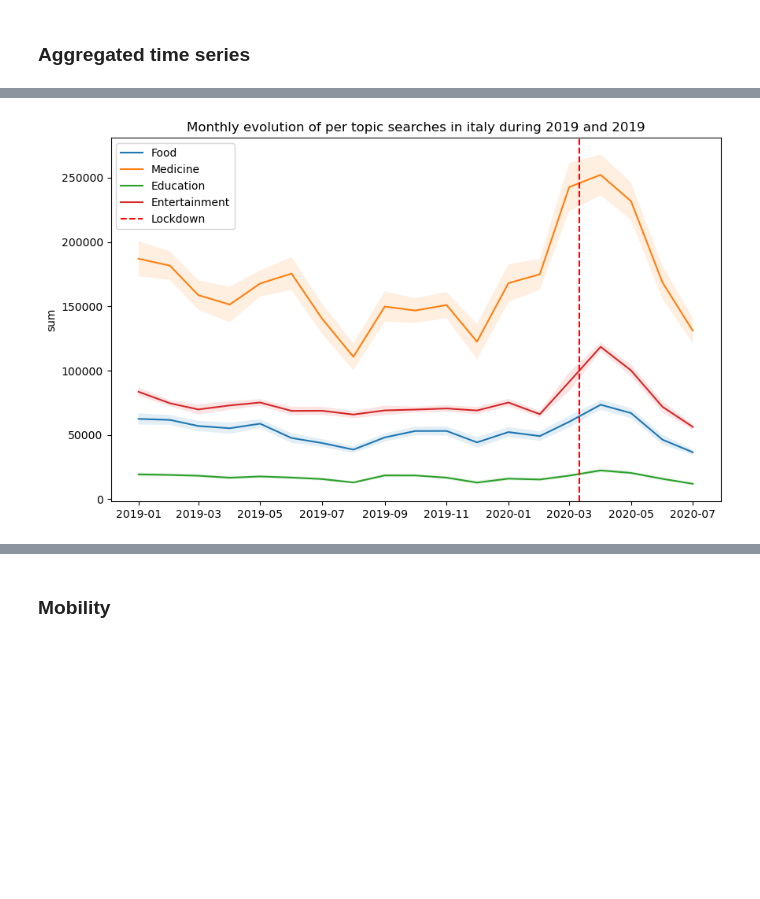
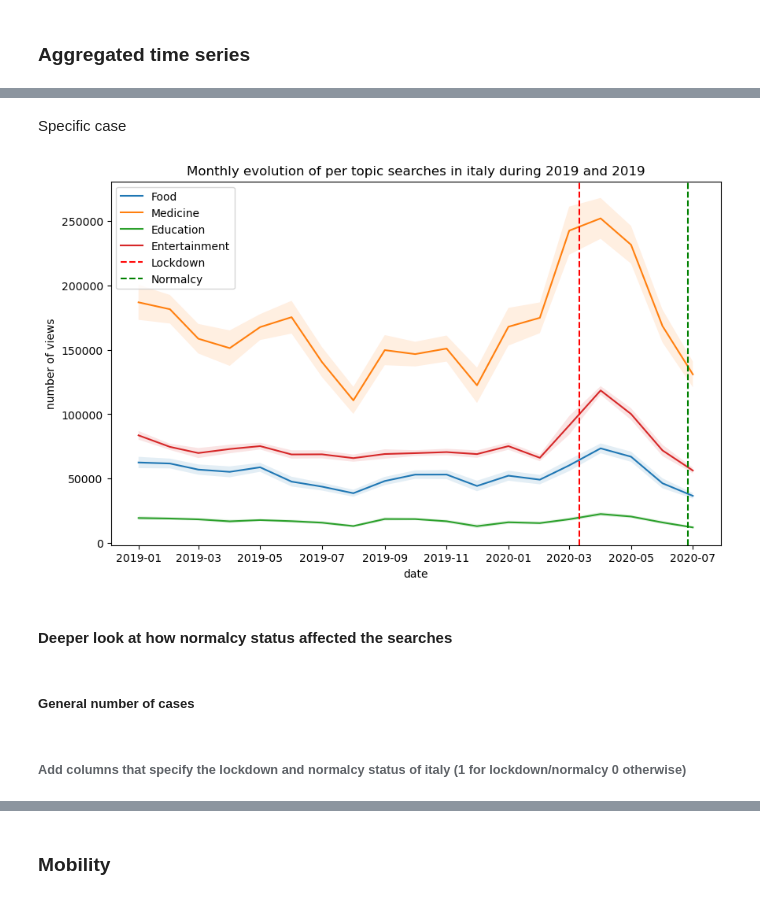
Before and after one commit to epfl-ada/ada-2023-project-bobeast, a Jupyter notebook: Milestone_P2.ipynb, the cells around one changed output, grey strips where cells are left out. Cells and saved outputs as stored; diff of their text form; code cells hidden in the pictures; blank space fills up the shorter version.

Commit message:
first naive look at aggregated time series

```diff
--- a/Milestone_P2.ipynb
+++ b/Milestone_P2.ipynb
@@ -130,0 +118,18 @@ res
+# %%
+it=process_agg_time_series(agg_ts['it']['sum'])
+it=it.loc[it['year'].isin([2020,2019])]
+it_means=it.groupby(['year','month'])[0].mean().copy()
+it_sem=it.groupby(['year','month'])[0].sem().copy()
+it_means.index=[datetime(e[0], e[1],1) for e in it_means.index]
+it_sem.index=[datetime(e[0], e[1],1) for e in it_sem.index]
+CI=stats.t.interval(0.95, len(it_means)-1 , loc = it_means, scale = it_sem)
+plt.figure(figsize=(10,6))
+sns.lineplot(it_means)
+plt.axvline(x=[interventions['Lockdown'][3]],color='red', linestyle='--', label='Lockdown')
+plt.axvline(x=[interventions['Normalcy'][3]],color='green', linestyle='--', label='Normalcy')
+plt.fill_between(it_means.index,CI[0],CI[1],alpha=0.12)
+plt.title('Monthly evolution of the number of Wikipedia page visits between 2019 and 2020')
+plt.xlabel('date')
+plt.ylabel('number of views')
+plt.legend()
+plt.show()
@@ -131,24 +138,35 @@ res
+# %% [markdown]
+Specific case
 # %%
 timeseries=[agg_ts['it']['topics']['Culture.Food and drink'],
     agg_ts['it']['topics']['STEM.Medicine & Health'],
     agg_ts['it']['topics']['History and Society.Education'],
     agg_ts['it']['topics']['Culture.Media.Entertainment']]
 legends=['Food','Medicine','Education','Entertainment']
 plt.figure(figsize=(10,6))
 for i,ts in enumerate(timeseries):
 
     df=process_agg_time_series(ts)
     df=df.loc[df['year'].isin([2020,2019])]
     df_means=df.groupby(['year','month'])['sum'].mean().copy()
     df_sem=df.groupby(['year','month'])['sum'].sem().copy()
     df_means.index=[datetime(e[0], e[1],1) for e in df_means.index]
     df_sem.index=[datetime(e[0], e[1],1) for e in df_sem.index]
     CI=stats.t.interval(0.95, len(df_means)-1 , loc = df_means, scale = df_sem)
     sns.lineplot(df_means,label=legends[i])
     plt.fill_between(df_means.index,CI[0],CI[1],alpha=0.12)
-    plt.title('Monthly evolution of per topic searches in italy during 2019 and 2019')
-plt.axvline(x=interventions['Lockdown'][3],color='red', linestyle='--', label='Lockdown')
+plt.title('Monthly evolution of per topic searches in italy during 2019 and 2019')
+plt.axvline(x=[interventions['Lockdown'][3]],color='red', linestyle='--', label='Lockdown')
+plt.axvline(x=[interventions['Normalcy'][3]],color='green', linestyle='--', label='Normalcy')
+plt.xlabel('date')
+plt.ylabel('number of views')
 plt.legend()
 plt.show()
 # %% [output]
-[figure, old version]
+[figure, new version]
+# %% [markdown]
+#### Deeper look at how normalcy status affected the searches
+# %% [markdown]
+##### General number of cases
+# %% [markdown]
+###### Add  columns that specify the lockdown and normalcy status of italy (1 for lockdown/normalcy 0 otherwise)
```
Also changed, not shown: parts of 11 cells of this notebook, 1 other file.
